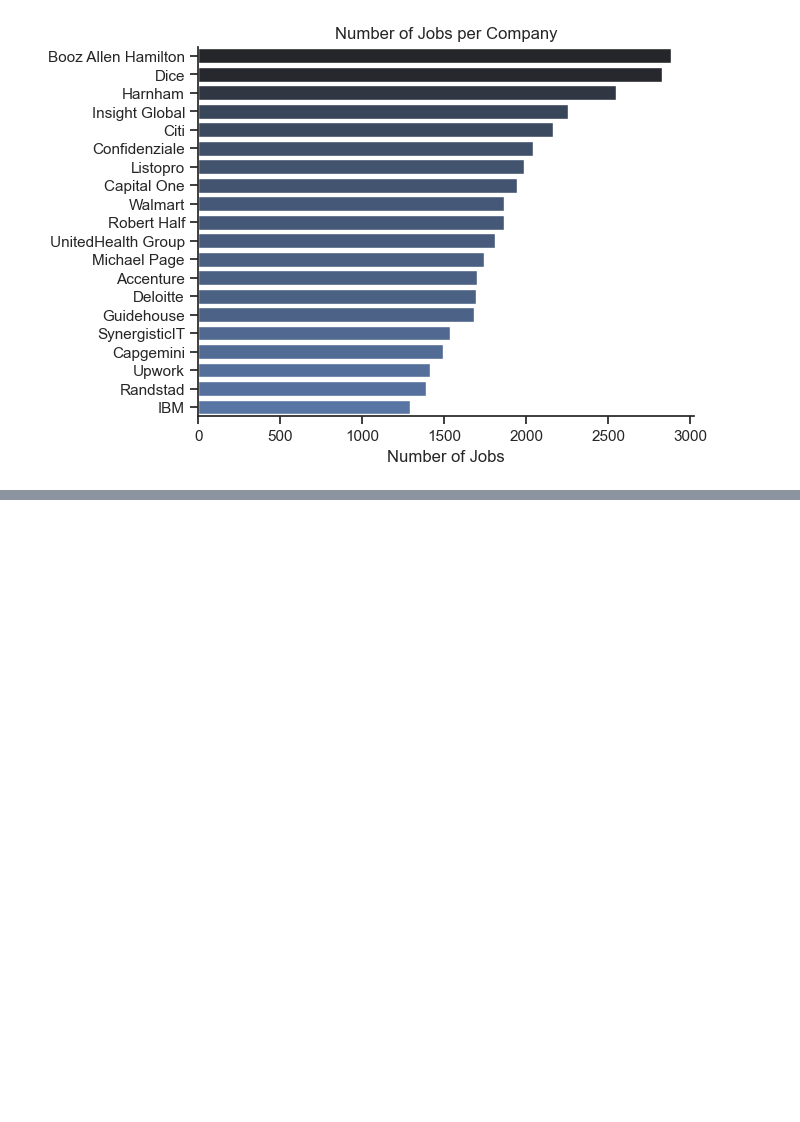
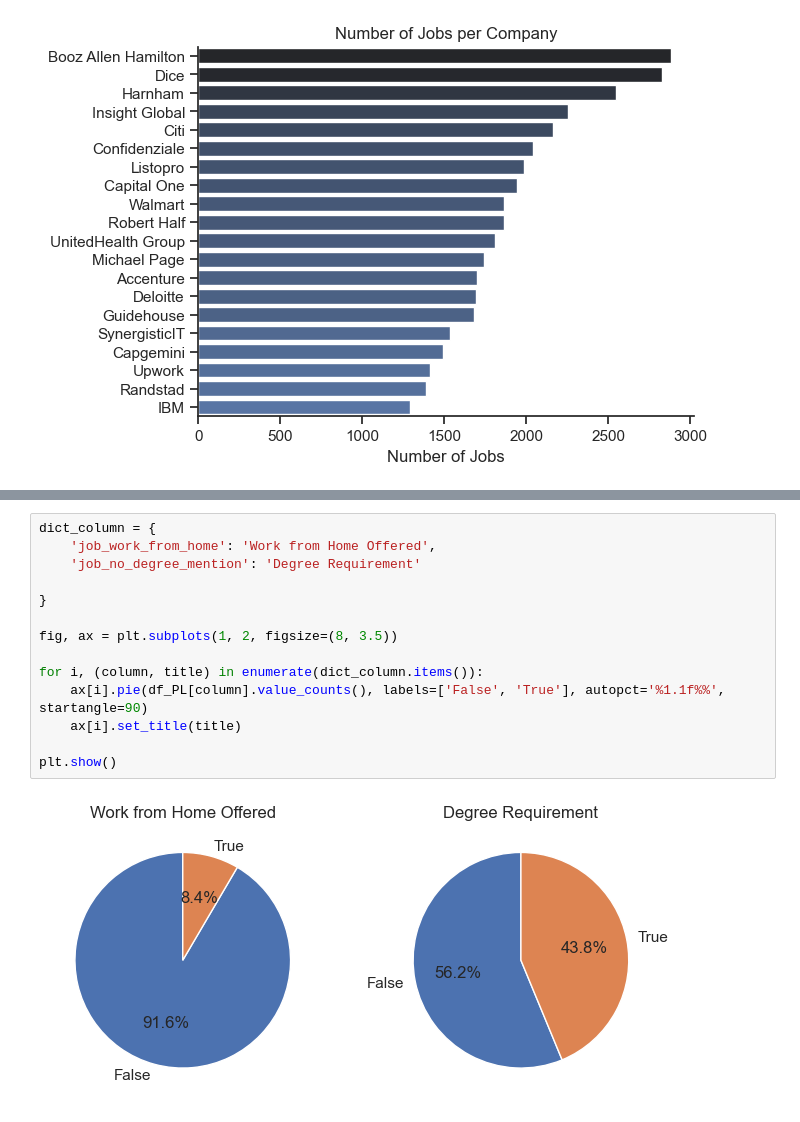
Before and after one commit to mtszczepaniak/Job_market_analysis, a Jupyter notebook: 3. Project/1_EDA_Intro.ipynb, the cells around one changed output, grey strips where cells are left out. Cells and saved outputs as stored; diff of their text form; blank space fills up the shorter version.

```diff
--- a/3. Project/1_EDA_Intro.ipynb
+++ b/3. Project/1_EDA_Intro.ipynb
@@ -100,0 +132,16 @@ plt.show()
+# %%
+dict_column = {
+    'job_work_from_home': 'Work from Home Offered',
+    'job_no_degree_mention': 'Degree Requirement'
+
+}
+
+fig, ax = plt.subplots(1, 2, figsize=(8, 3.5))
+
+for i, (column, title) in enumerate(dict_column.items()):
+    ax[i].pie(df_PL[column].value_counts(), labels=['False', 'True'], autopct='%1.1f%%', startangle=90)
+    ax[i].set_title(title)
+
+plt.show()
+# %% [output]
+[figure, added]
```
Also changed, not shown: parts of 6 cells of this notebook.
